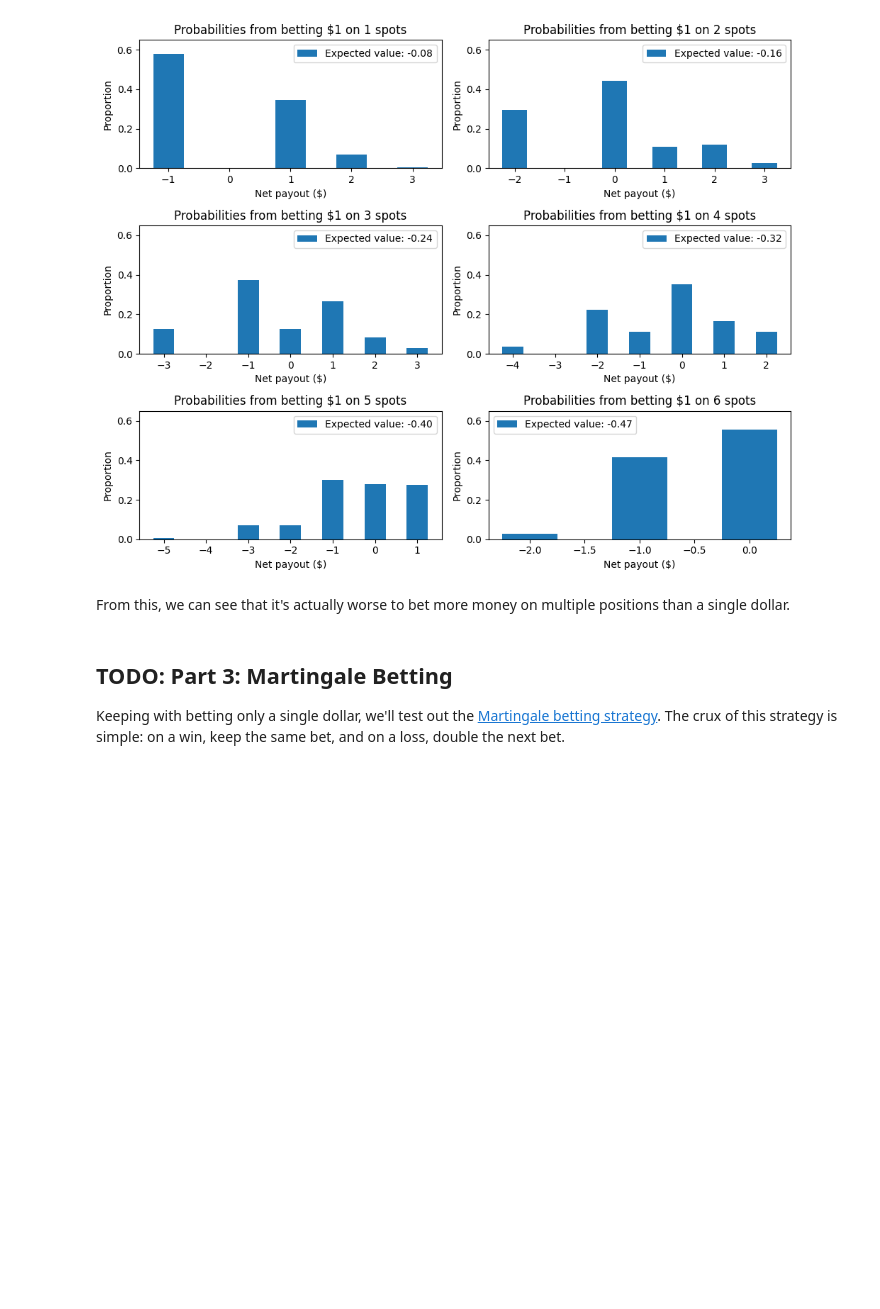
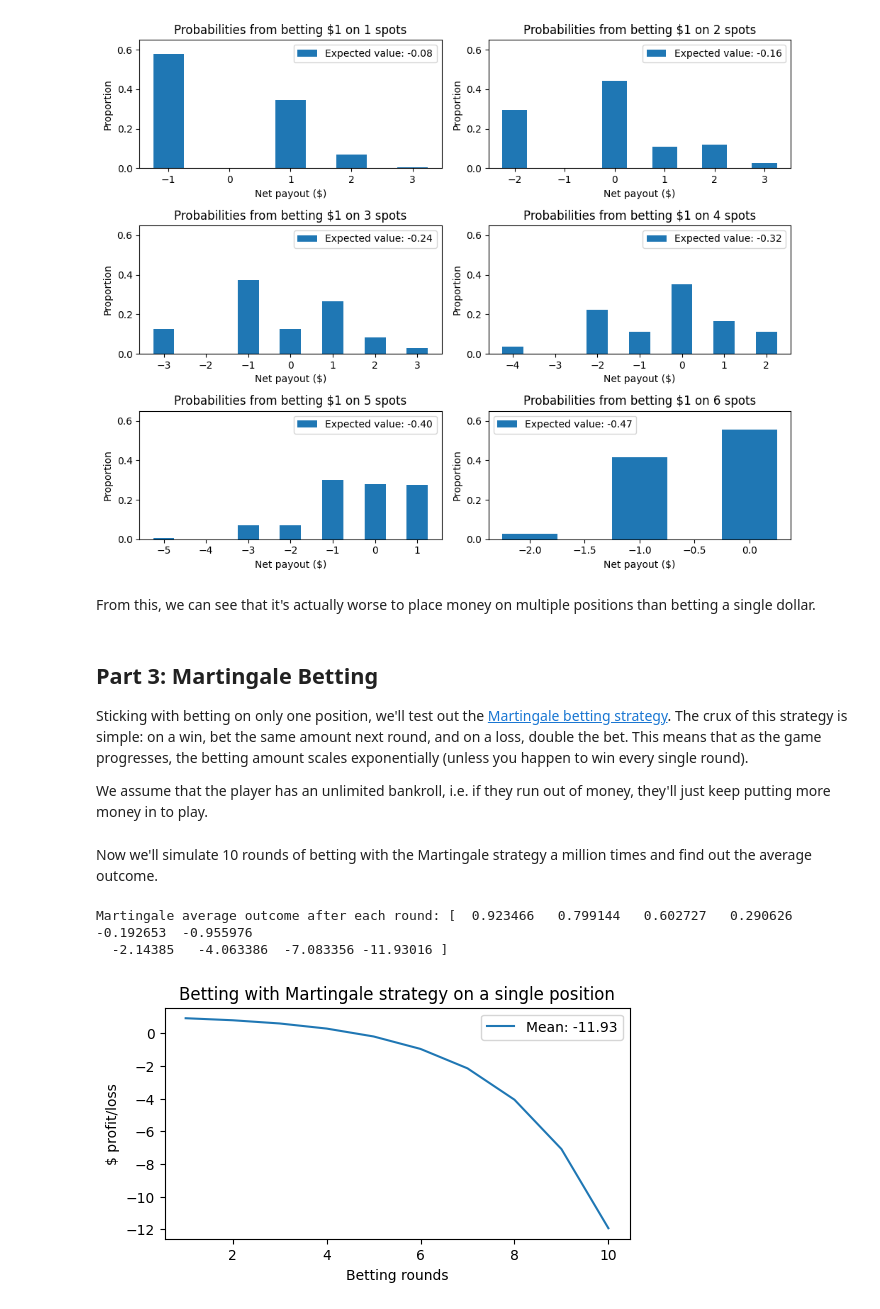
Before and after one commit to DominicL3/tet-gambling-probabilities, a Jupyter notebook: analysis.ipynb, the cells around one changed output. Saved outputs shown, nothing was run; the diff lists cells and outputs as text; code cells hidden in the pictures; blank space fills up the shorter version.

Commit message:
analyze martingale betting strategy

```diff
--- a/analysis.ipynb
+++ b/analysis.ipynb
@@ -125,8 +125,10 @@ fig_multiple_bets.tight_layout()
 # %% [output]
 [figure]
 # %% [markdown]
-From this, we can see that it's actually worse to bet more money on multiple positions than a single dollar.
+From this, we can see that it's actually worse to place money on multiple positions than betting a single dollar.
 # %% [markdown]
-## TODO: Part 3: Martingale Betting
+## Part 3: Martingale Betting
 
-Keeping with betting only a single dollar, we'll test out the [Martingale betting strategy](https://www.investopedia.com/terms/m/martingalesystem.asp). The crux of this strategy is simple: on a win, keep the same bet, and on a loss, double the next bet.
+Sticking with betting on only one position, we'll test out the [Martingale betting strategy](https://www.investopedia.com/terms/m/martingalesystem.asp). The crux of this strategy is simple: on a win, bet the same amount next round, and on a loss, double the bet. This means that as the game progresses, the betting amount scales exponentially (unless you happen to win every single round).
+
+We assume that the player has an unlimited bankroll, i.e. if they run out of money, they'll just keep putting more money in to play.
@@ -132,0 +164,27 @@ Keeping with betting only a single dollar, we'll test out the [Martingale bettin
+# %% [markdown]
+Now we'll simulate 10 rounds of betting with the Martingale strategy a million times and find out the average outcome.
+# %%
+# Simulate 10 rounds of betting over many trials
+n_martingale_bets = 10
+episode_results = np.zeros((n_trials, n_martingale_bets), dtype=int)
+
+for ep in range(n_trials):
+    episode_results[ep] = martingale_episode(n_martingale_bets)
+# %%
+# Compute average outcome for each round
+mean_martingale = np.mean(episode_results, axis=0)
+print(f"Martingale average outcome after each round: {mean_martingale}")
+
+# Plot average profits
+fig_martingale, ax_martingale = plt.subplots(figsize=(6, 3))
+ax_martingale.plot(np.arange(1, n_martingale_bets + 1), mean_martingale,
+                   label=f"Mean: {mean_martingale[-1]:.2f}")
+
+ax_martingale.set(xlabel="Betting rounds", ylabel="$ profit/loss",
+          title=f"Betting with Martingale strategy on a single position")
+
+_= ax_martingale.legend()
+# %% [output]
+Martingale average outcome after each round: [  0.923466   0.799144   0.602727   0.290626  -0.192653  -0.955976
+  -2.14385   -4.063386  -7.083356 -11.93016 ]
+[figure, added]
```
Also changed, not shown: parts of 5 cells of this notebook.
